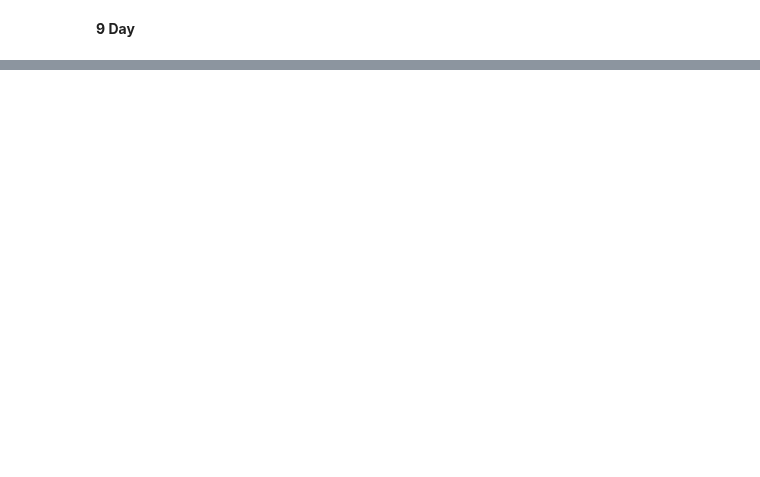
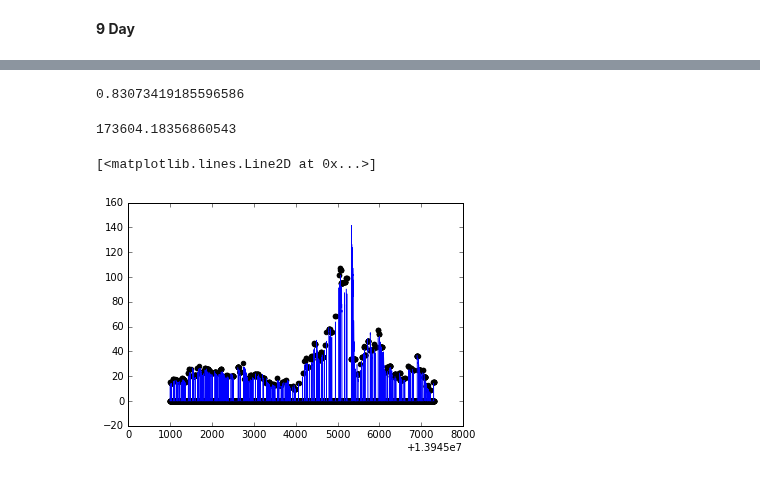
Before and after one commit to theofanislekkas/mlnd, a Jupyter notebook: rsi/Relative Strength Index and Predicting Stock Prices.ipynb, the cells around one changed output, grey strips where cells are left out. Drawn from its saved outputs; the diff is of its cells as text; code cells hidden in the pictures; blank space fills up the shorter version.

```diff
--- a/rsi/Relative Strength Index and Predicting Stock Prices.ipynb
+++ b/rsi/Relative Strength Index and Predicting Stock Prices.ipynb
@@ -719,0 +1256,15 @@ MSFT, ZUMZ, IBM, X
+# %%
+base_x = x.copy()
+base_x = x['Adj-C']
+
+day_1 = base_x.shift(-1)
+day_3 = base_x.shift(-3)
+day_5 = base_x.shift(-5)
+day_10 = base_x.shift(-10)
+
+x['Day 1'] = day_1
+x['Day 3'] = day_3
+x['Day 5'] = day_5
+x['Day 10'] = day_10
+
+x.head(2)
@@ -719,0 +1275,23 @@ MSFT, ZUMZ, IBM, X
+# %%
+x = sell_signal_prices(x, 70, 30)
+# %%
+x_features = x[rsi_features]
+x_prices = x['Sell Signal Price']
+x_obs = len(x)
+x_prices = x_prices.reshape((x_obs, 1))
+# %%
+x_predictions = rsi_309_model.predict(x_features)
+# %%
+rsi_309_model.score(x_features, x_prices)
+# %% [output]
+0.83073419185596586
+# %%
+np.sum((x_predictions - x_prices) ** 2)
+# %% [output]
+173604.18356860543
+# %%
+plt.scatter(x_features.index, x_prices, color='black')
+plt.plot(x_features.index, x_predictions, color='blue', linewidth=.5)
+# %% [output]
+[<matplotlib.lines.Line2D at 0x...>]
+[figure, added]
```
Also changed, not shown: parts of 110 cells of this notebook.
